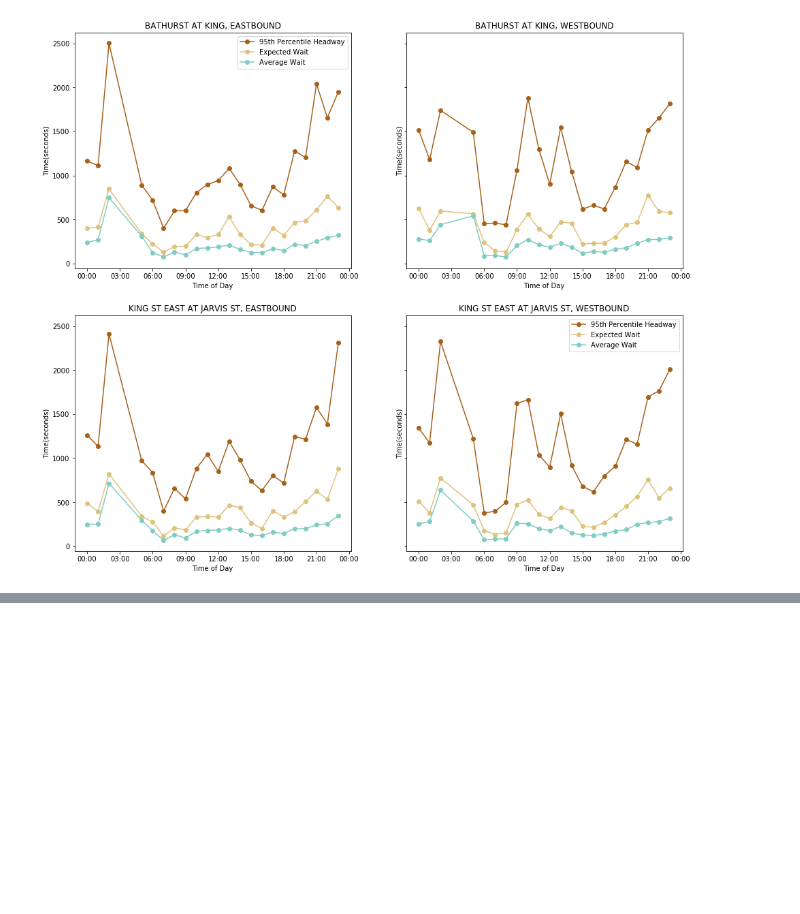
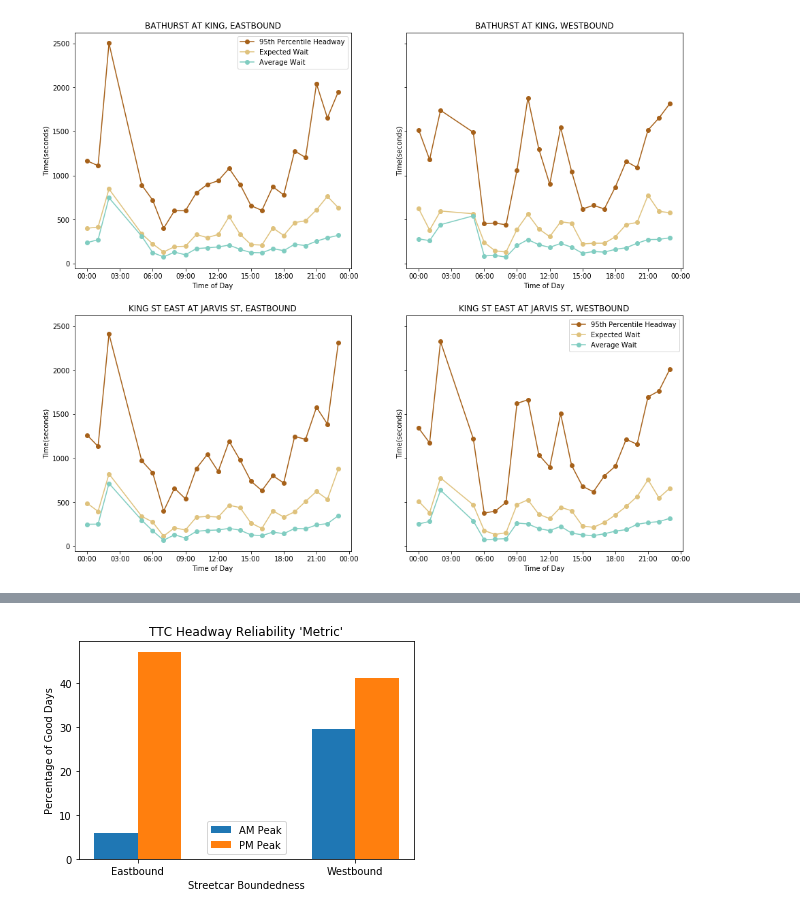
Before and after one commit to CityofToronto/bdit_king_pilot_dashboard, a Jupyter notebook: ttc/TTC_Headway_Reliability.ipynb, the cells around one changed output, grey strips where cells are left out. Saved outputs shown, nothing was run; the diff lists cells and outputs as text; code cells hidden in the pictures; blank space fills up the shorter version.

Commit message:
Added TTC headway reliability graph.
Issue #121.

```diff
--- a/ttc/TTC_Headway_Reliability.ipynb
+++ b/ttc/TTC_Headway_Reliability.ipynb
@@ -206,0 +254,25 @@ plt.show()
+# %%
+width = 0.5
+
+ind = np.array([0,1*5*width])
+indAM = ind - width/2
+indPM = ind + width/2
+
+plt.bar(indAM,
+        TTC_metric[TTC_metric.period == 'AM Peak'].pct_good,
+        width)
+plt.bar(indPM,
+        TTC_metric[TTC_metric.period == 'PM Peak'].pct_good,
+        width)
+
+plt.gca().set_xticks(ind)
+plt.gca().set_xticklabels(['Eastbound', 'Westbound'])
+plt.xlabel('Streetcar Boundedness')
+plt.ylabel('Percentage of Good Days')
+plt.title('TTC Headway Reliability \'Metric\'')
+
+plt.legend(TTC_metric.period.unique()[1:])
+
+plt.show()
+# %% [output]
+[figure, added]
```
Also changed, not shown: parts of 3 cells of this notebook.
